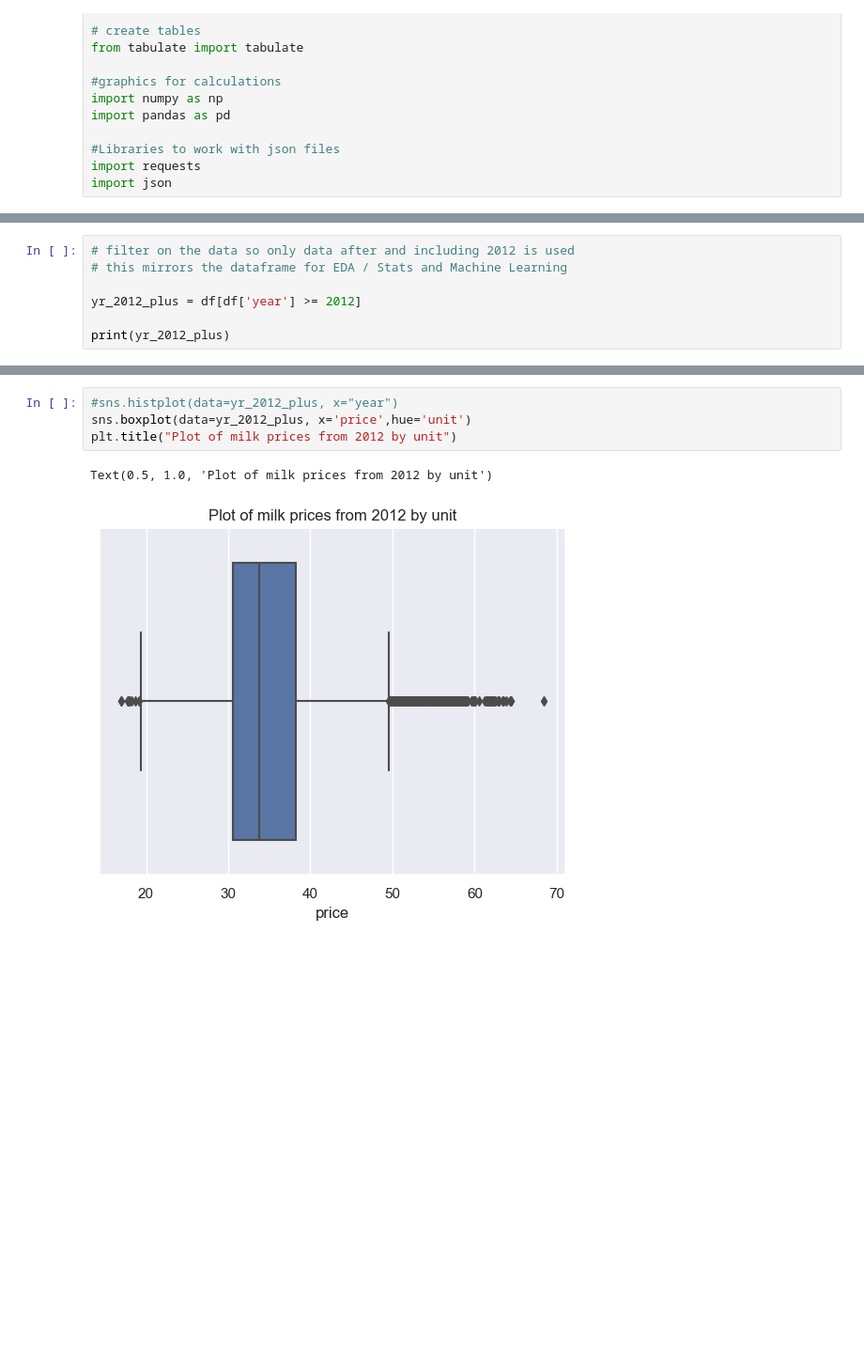
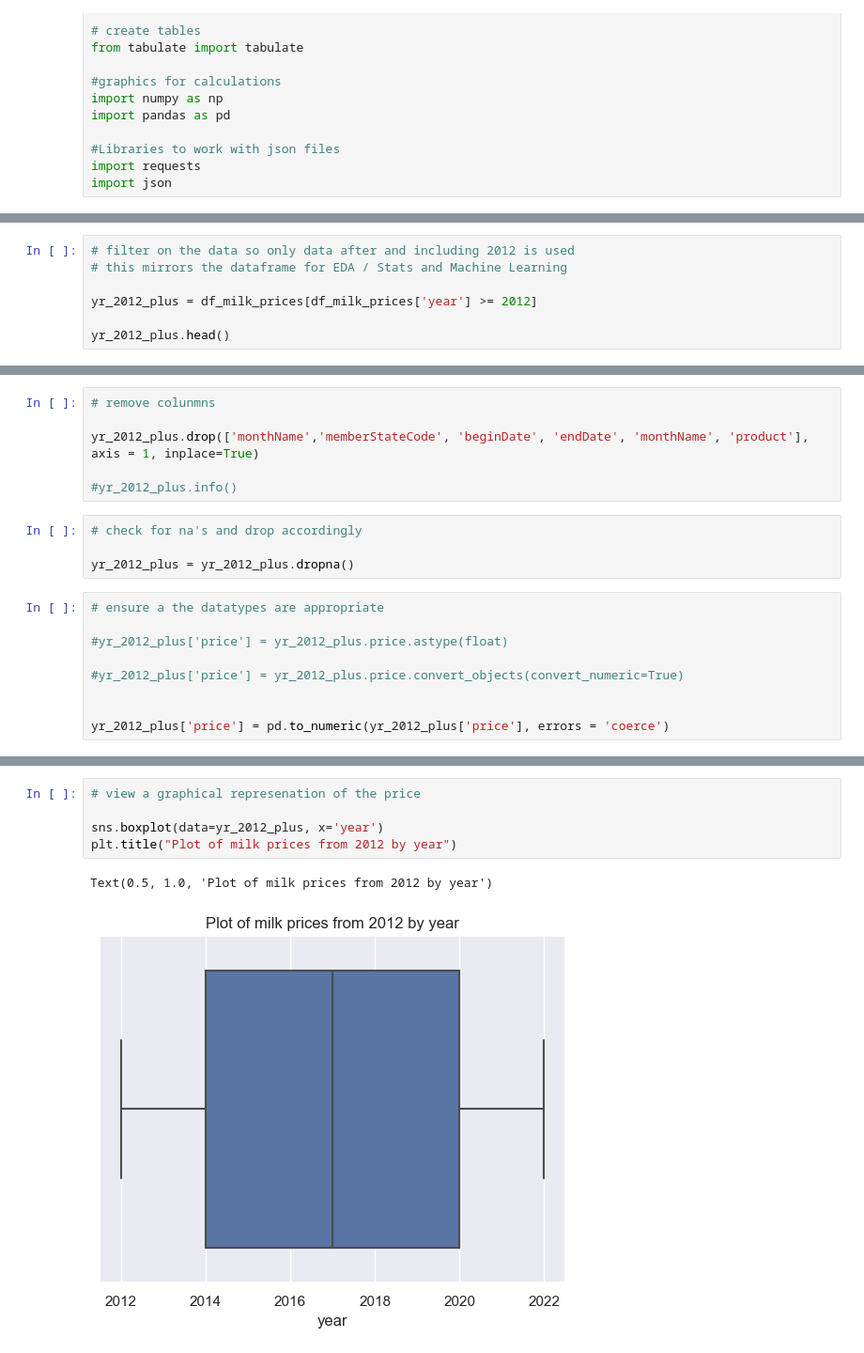
Before and after one commit to sinduff-cct/CA2_Agri_Nov22__V2, a Jupyter notebook: Notebook 3 - Machine Learning.ipynb, the cells around one changed output, grey strips where cells are left out. Shown: that part at 94% size. Saved outputs shown, nothing was run; the diff lists cells and outputs as text; blank space fills up the shorter version.

```diff
--- a/Notebook 3 - Machine Learning.ipynb
+++ b/Notebook 3 - Machine Learning.ipynb
@@ -149,7 +159,7 @@ Text(0.5, 1.0, 'Histogram - data of milk prices against year')
 # filter on the data so only data after and including 2012 is used
 # this mirrors the dataframe for EDA / Stats and Machine Learning
 
-yr_2012_plus = df[df['year'] >= 2012]
+yr_2012_plus = df_milk_prices[df_milk_prices['year'] >= 2012]
 
-print(yr_2012_plus)
+yr_2012_plus.head()
 # %% [output]
@@ -179,0 +172,19 @@ Text(0.5, 1.0, 'Plot of milk units by member state countries from 2012')
+# %%
+# remove colunmns
+
+yr_2012_plus.drop(['monthName','memberStateCode', 'beginDate', 'endDate', 'monthName', 'product'], axis = 1, inplace=True)
+
+#yr_2012_plus.info()
+# %%
+# check for na's and drop accordingly
+
+yr_2012_plus = yr_2012_plus.dropna()
+# %%
+# ensure a the datatypes are appropriate
+
+#yr_2012_plus['price'] = yr_2012_plus.price.astype(float)
+
+#yr_2012_plus['price'] = yr_2012_plus.price.convert_objects(convert_numeric=True)
+
+
+yr_2012_plus['price'] = pd.to_numeric(yr_2012_plus['price'], errors = 'coerce')
@@ -180,7 +206,8 @@ Text(0.5, 1.0, 'Plot of milk units by member state countries from 2012')
 # %%
-#sns.histplot(data=yr_2012_plus, x="year")
-sns.boxplot(data=yr_2012_plus, x='price',hue='unit')
-plt.title("Plot of milk prices from 2012 by unit")
+# view a graphical represenation of the price
+
+sns.boxplot(data=yr_2012_plus, x='year')
+plt.title("Plot of milk prices from 2012 by year")
 # %% [output]
-Text(0.5, 1.0, 'Plot of milk prices from 2012 by unit')
+Text(0.5, 1.0, 'Plot of milk prices from 2012 by year')
-[figure, old version]
+[figure, new version]
```
Also changed, not shown: parts of 41 cells of this notebook, 2 other files.
